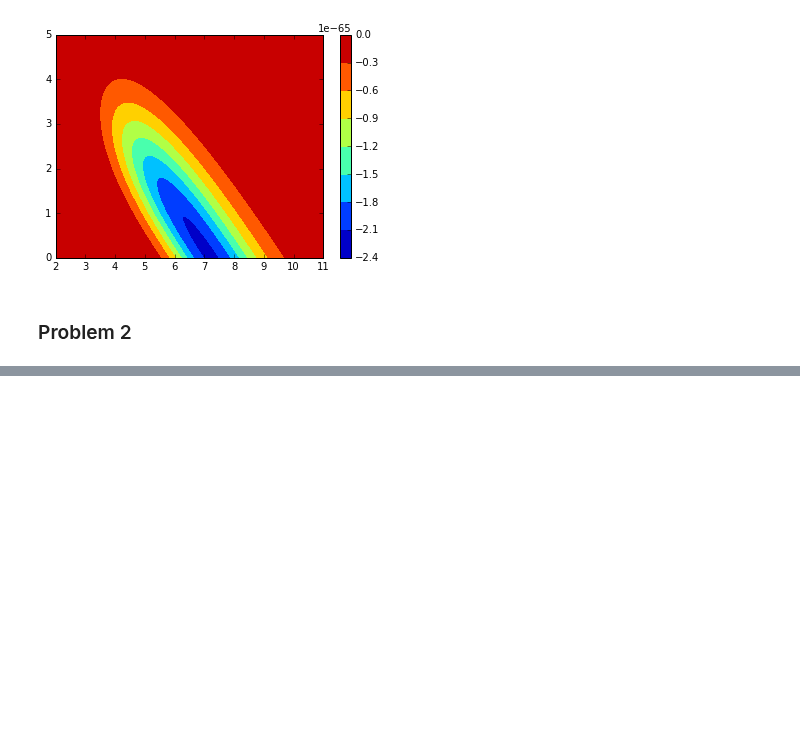
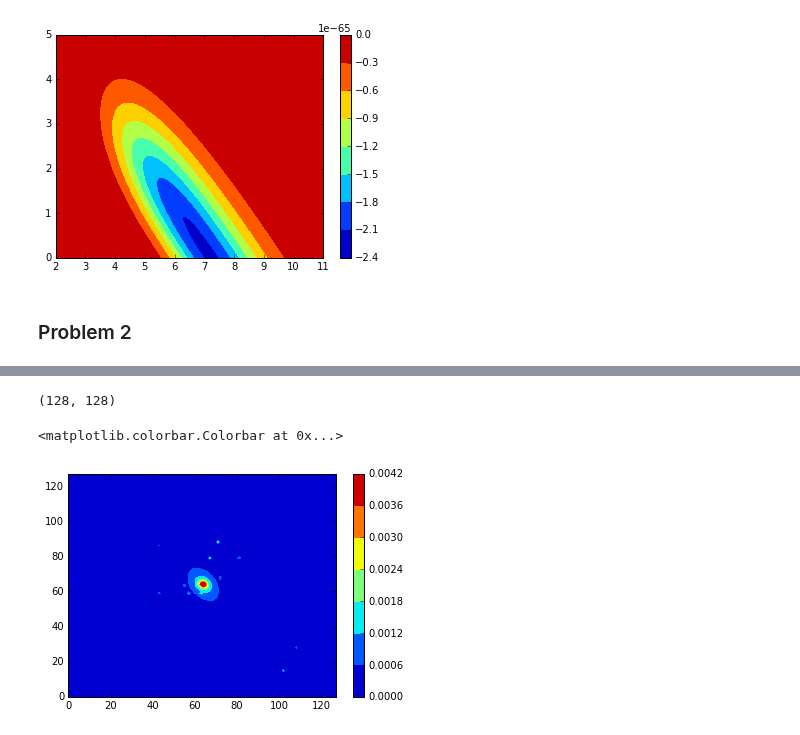
Before and after one commit to mbuchove/notebook-wurk-b, a Jupyter notebook: stats/HW_6_PS.ipynb, the cells around one changed output, grey strips where cells are left out. Cells and saved outputs as stored; diff of their text form; code cells hidden in the pictures; blank space fills up the shorter version.

```diff
--- a/stats/HW_6_PS.ipynb
+++ b/stats/HW_6_PS.ipynb
@@ -69,0 +85,9 @@ plt.colorbar()
+# %%
+model_int = np.sum(model_data, axis=0)
+print(model_int.shape)
+plt.contourf(model_int)
+plt.colorbar()
+# %% [output]
+(128, 128)
+<matplotlib.colorbar.Colorbar at 0x...>
+[figure, added]
```
Also changed, not shown: parts of 6 cells of this notebook.
